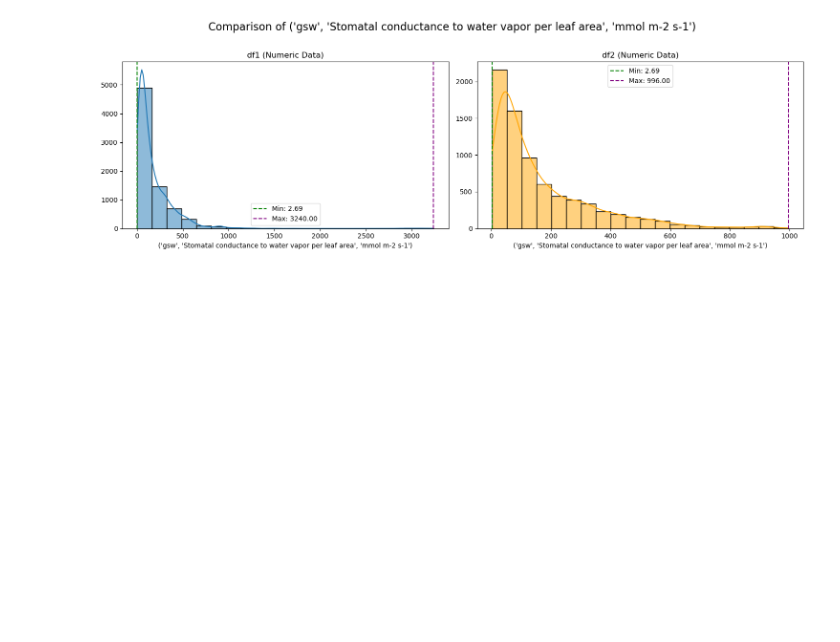
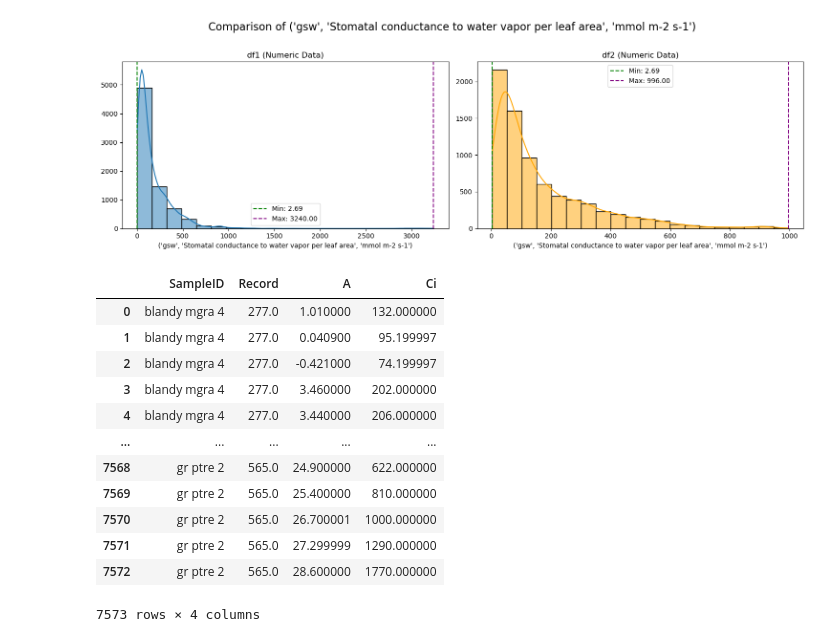
Before and after one commit to msteckle/leaf_gas_exchange_database, a Jupyter notebook: notebooks/smith_2017.ipynb, the cells around one changed output. Cells and saved outputs as stored; diff of their text form; code cells hidden in the pictures; blank space fills up the shorter version.

```diff
--- a/notebooks/smith_2017.ipynb
+++ b/notebooks/smith_2017.ipynb
@@ -1109,3 +1112,26 @@ filtered_df.to_csv(f'../data/output/{filename}.csv', encoding='utf-8-sig')
 # report_html_path = os.path.join(output_directory, f"{filename}_qc_report.html")
 # profile.to_file(report_html_path)
 # print(f"Profiling report saved as {report_html_path}")
+# %%
+id_col = ('SampleID', 'Identifier of the measured leaf', 1)
+a_col  = ('A', 'Net CO2 exchange per leaf area', 'μmol m-2 s-1')
+ci_col = ('Ci', 'Intercellular CO2 concentration in air','μmol mol-1')
+
+# make a new df with only those three columns
+df3 = filtered_df.loc[:, [id_col, a_col, ci_col]]
+df3.columns = ['SampleID','Record','A','Ci']
+df3
+# %% [output]
+|  | SampleID | Record | A | Ci |
+| 0 | blandy mgra 4 | 277.0 | 1.010000 | 132.000000 |
+| 1 | blandy mgra 4 | 277.0 | 0.040900 | 95.199997 |
+| 2 | blandy mgra 4 | 277.0 | -0.421000 | 74.199997 |
+| 3 | blandy mgra 4 | 277.0 | 3.460000 | 202.000000 |
+| 4 | blandy mgra 4 | 277.0 | 3.440000 | 206.000000 |
+| ... | ... | ... | ... | ... |
+| 7568 | gr ptre 2 | 565.0 | 24.900000 | 622.000000 |
+| 7569 | gr ptre 2 | 565.0 | 25.400000 | 810.000000 |
+| 7570 | gr ptre 2 | 565.0 | 26.700001 | 1000.000000 |
+| 7571 | gr ptre 2 | 565.0 | 27.299999 | 1290.000000 |
+| 7572 | gr ptre 2 | 565.0 | 28.600000 | 1770.000000 |
+7573 rows × 4 columns
```
Also changed, not shown: parts of 15 cells of this notebook, 14 other files.
